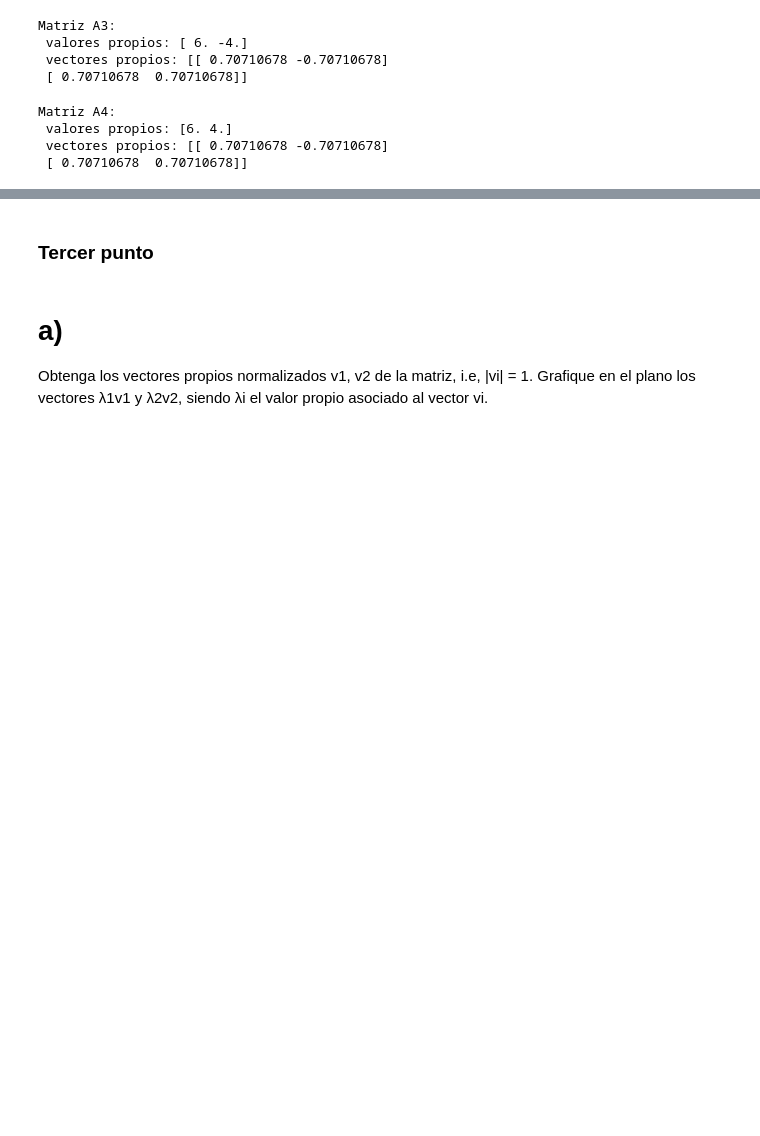
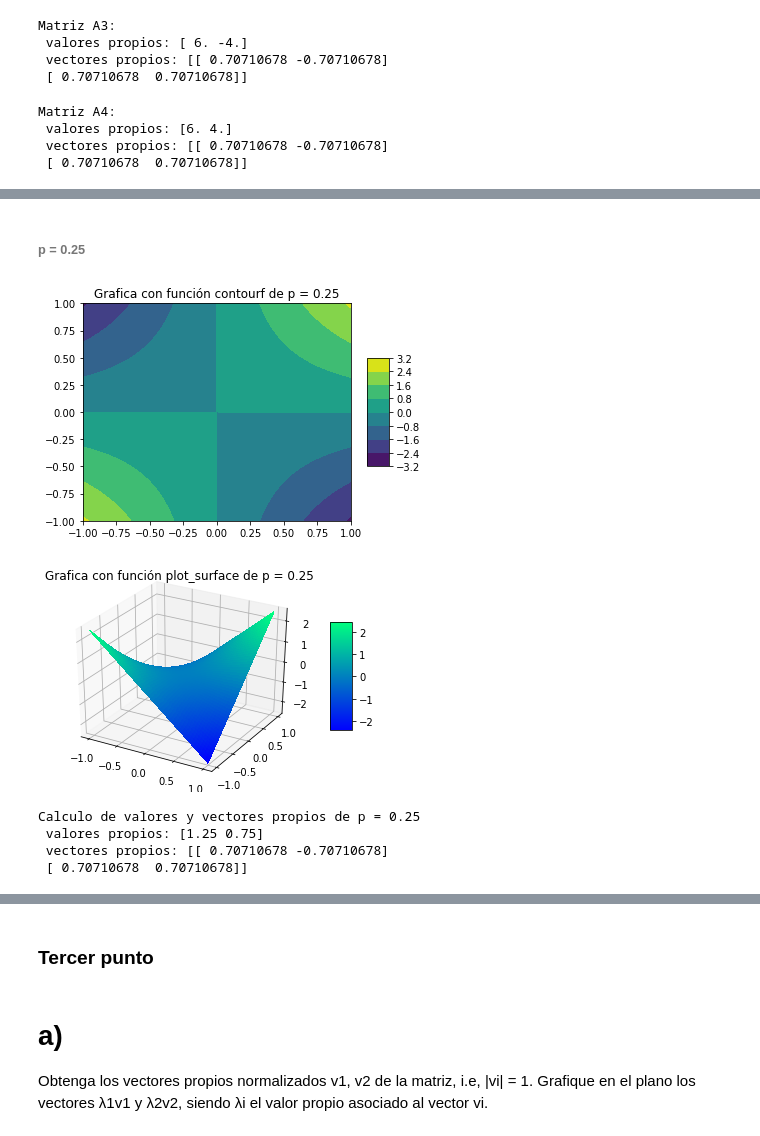
Before and after one commit to lab-optimizacion-202220/lab_formas_cuadraticas, a Jupyter notebook: formas_cuadraticas.ipynb, the cells around one changed output, grey strips where cells are left out. Drawn from its saved outputs; the diff is of its cells as text; code cells hidden in the pictures; blank space fills up the shorter version.

```diff
--- a/formas_cuadraticas.ipynb
+++ b/formas_cuadraticas.ipynb
@@ -184,0 +236,11 @@ Matriz A4:
+# %% [markdown]
+###### p = 0.25
+# %%
+punto2(0.25)
+# %% [output]
+[figure, added]
+[figure, added]
+Calculo de valores y vectores propios de p = 0.25
+ valores propios: [1.25 0.75]
+ vectores propios: [[ 0.70710678 -0.70710678]
+ [ 0.70710678  0.70710678]]
```
Also changed, not shown: parts of 21 cells of this notebook.
